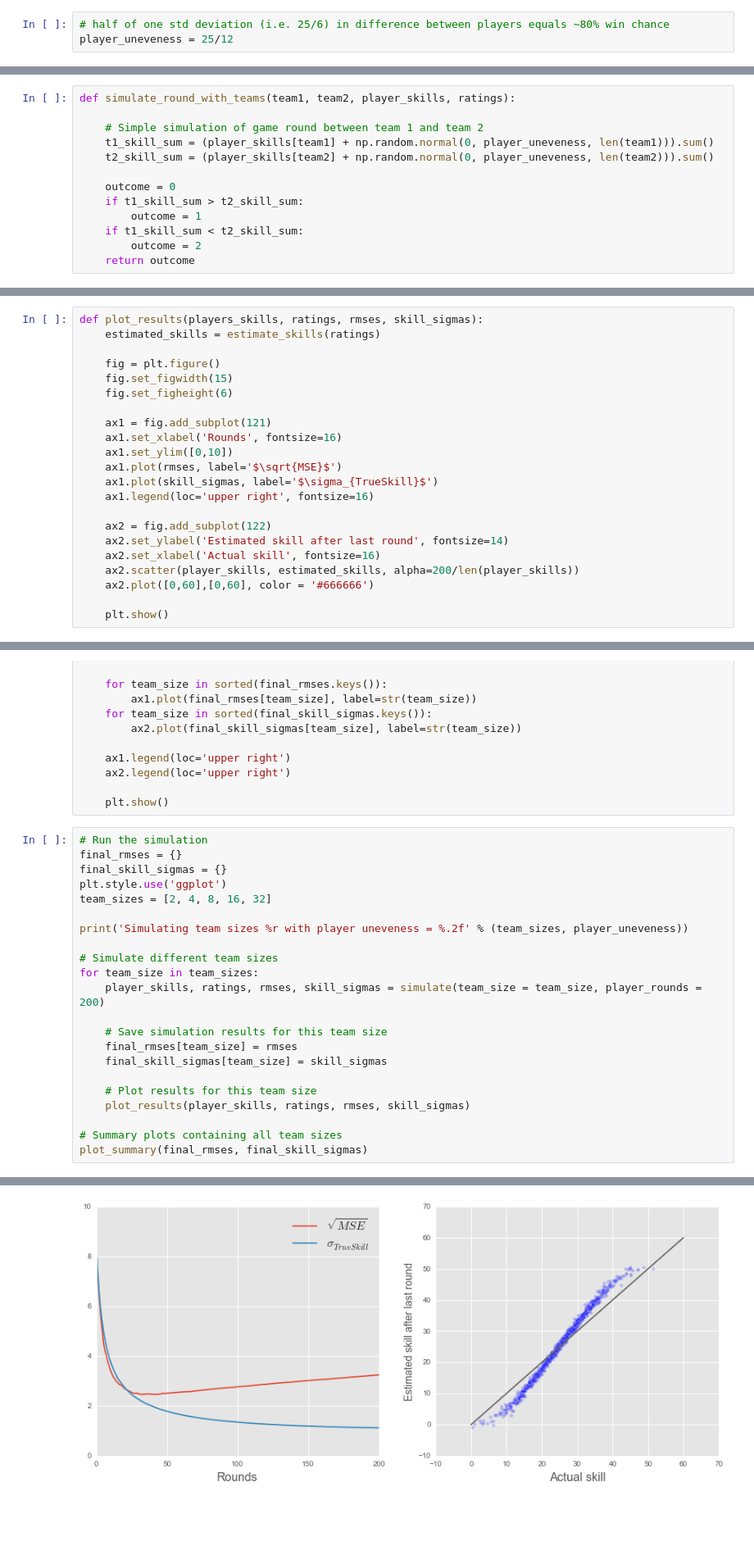
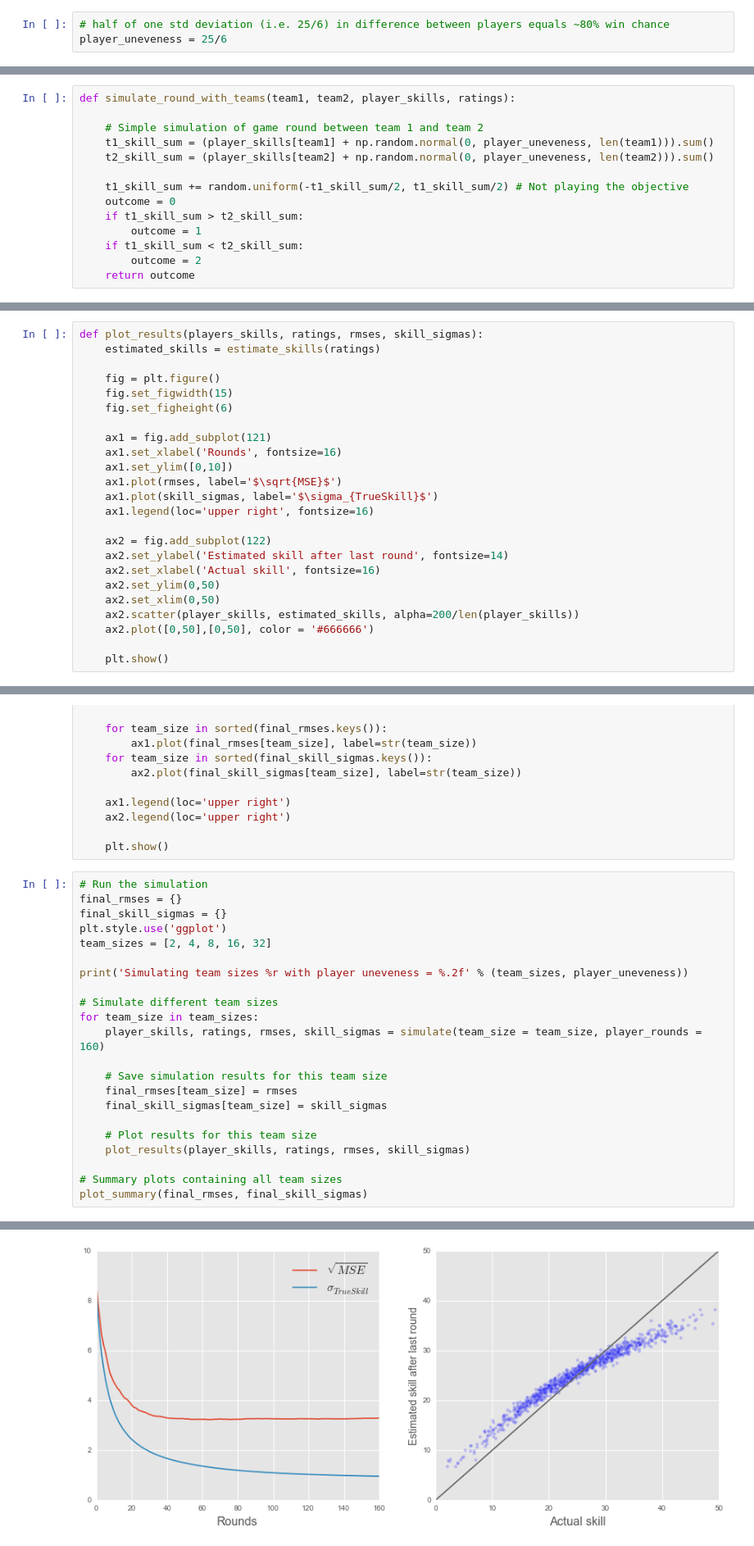
Before and after one commit to magnord/skill-lab, a Jupyter notebook: Skill.ipynb, the cells around one changed output, grey strips where cells are left out. Shown at 82% size. Cells and saved outputs as stored; diff of their text form; blank space fills up the shorter version.

Commit message:
Added not playing the objective

```diff
--- a/Skill.ipynb
+++ b/Skill.ipynb
@@ -28,6 +28,6 @@ _ = plt.hist(create_player_skills(25, 25/3, 10000), bins=30)
 # %%
 # half of one std deviation (i.e. 25/6) in difference between players equals ~80% win chance
-player_uneveness = 25/12
+player_uneveness = 25/6
 # %%
 def create_initial_player_ratings(n):
     return np.array([ts.Rating() for x in range(n)])
@@ -38,6 +38,7 @@ def simulate_round_with_teams(team1, team2, player_skills, ratings):
     t1_skill_sum = (player_skills[team1] + np.random.normal(0, player_uneveness, len(team1))).sum()
     t2_skill_sum = (player_skills[team2] + np.random.normal(0, player_uneveness, len(team2))).sum()
 
+    t1_skill_sum += random.uniform(-t1_skill_sum/2, t1_skill_sum/2) # Not playing the objective
     outcome = 0
     if t1_skill_sum > t2_skill_sum:
         outcome = 1
@@ -132,8 +133,10 @@ def plot_results(players_skills, ratings, rmses, skill_sigmas):
     ax2 = fig.add_subplot(122)
     ax2.set_ylabel('Estimated skill after last round', fontsize=14)
     ax2.set_xlabel('Actual skill', fontsize=16)
+    ax2.set_ylim(0,50)
+    ax2.set_xlim(0,50)
     ax2.scatter(player_skills, estimated_skills, alpha=200/len(player_skills))
-    ax2.plot([0,60],[0,60], color = '#666666')
+    ax2.plot([0,50],[0,50], color = '#666666')
 
     plt.show()
 # %%
@@ -175,7 +178,7 @@ print('Simulating team sizes %r with player uneveness = %.2f' % (team_sizes, pla
 
 # Simulate different team sizes
 for team_size in team_sizes:
-    player_skills, ratings, rmses, skill_sigmas = simulate(team_size = team_size, player_rounds = 200)
+    player_skills, ratings, rmses, skill_sigmas = simulate(team_size = team_size, player_rounds = 160)
 
     # Save simulation results for this team size
     final_rmses[team_size] = rmses
@@ -205 +208 @@ rounds  RMSE    Sigma
-[figure, old version]
+[figure, new version]
```
Also changed, not shown: parts of 3 cells of this notebook, 4 other files.
